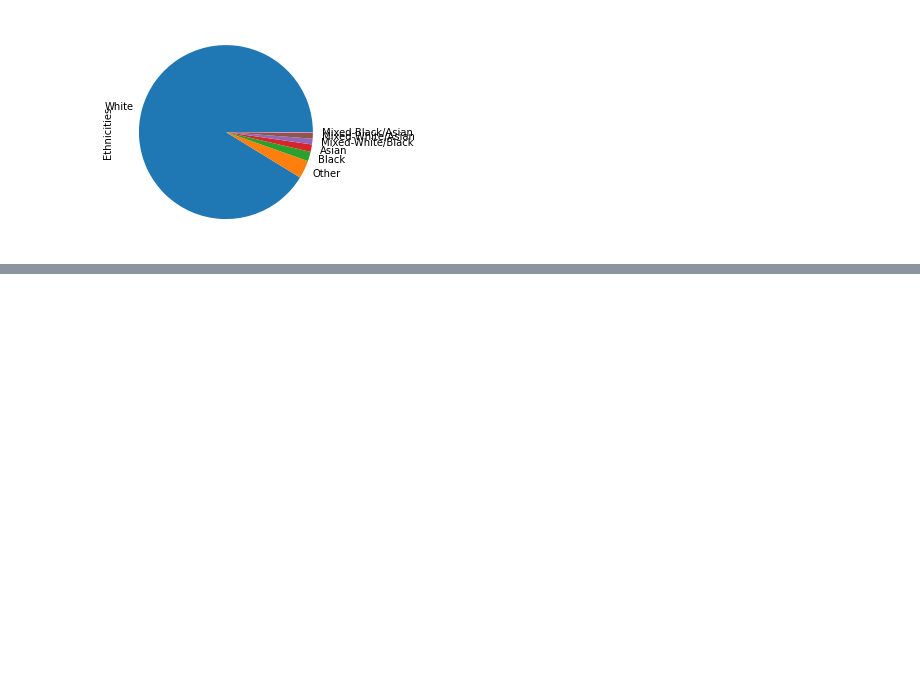
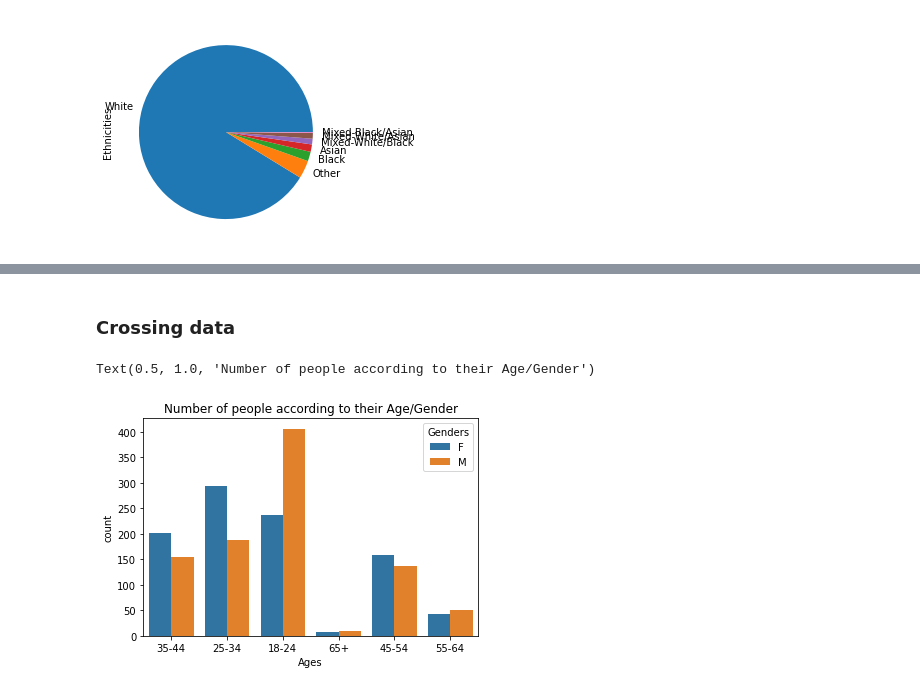
Before and after one commit to ras-000212/ESILV4-DIA-DataAnalysis-Project, a Jupyter notebook: data_analysis.ipynb, the cells around one changed output, grey strips where cells are left out. Saved outputs shown, nothing was run; the diff lists cells and outputs as text; code cells hidden in the pictures; blank space fills up the shorter version.

```diff
--- a/data_analysis.ipynb
+++ b/data_analysis.ipynb
@@ -250,0 +254,8 @@ df["Educations"].value_counts().plot(kind="pie")
+# %% [markdown]
+### Crossing data
+# %%
+ax = sns.countplot(x="Ages",hue="Genders" ,data=df)
+ax.set_title("Number of people according to their Age/Gender")
+# %% [output]
+Text(0.5, 1.0, 'Number of people according to their Age/Gender')
+[figure, added]
```
Also changed, not shown: parts of 10 cells of this notebook.
